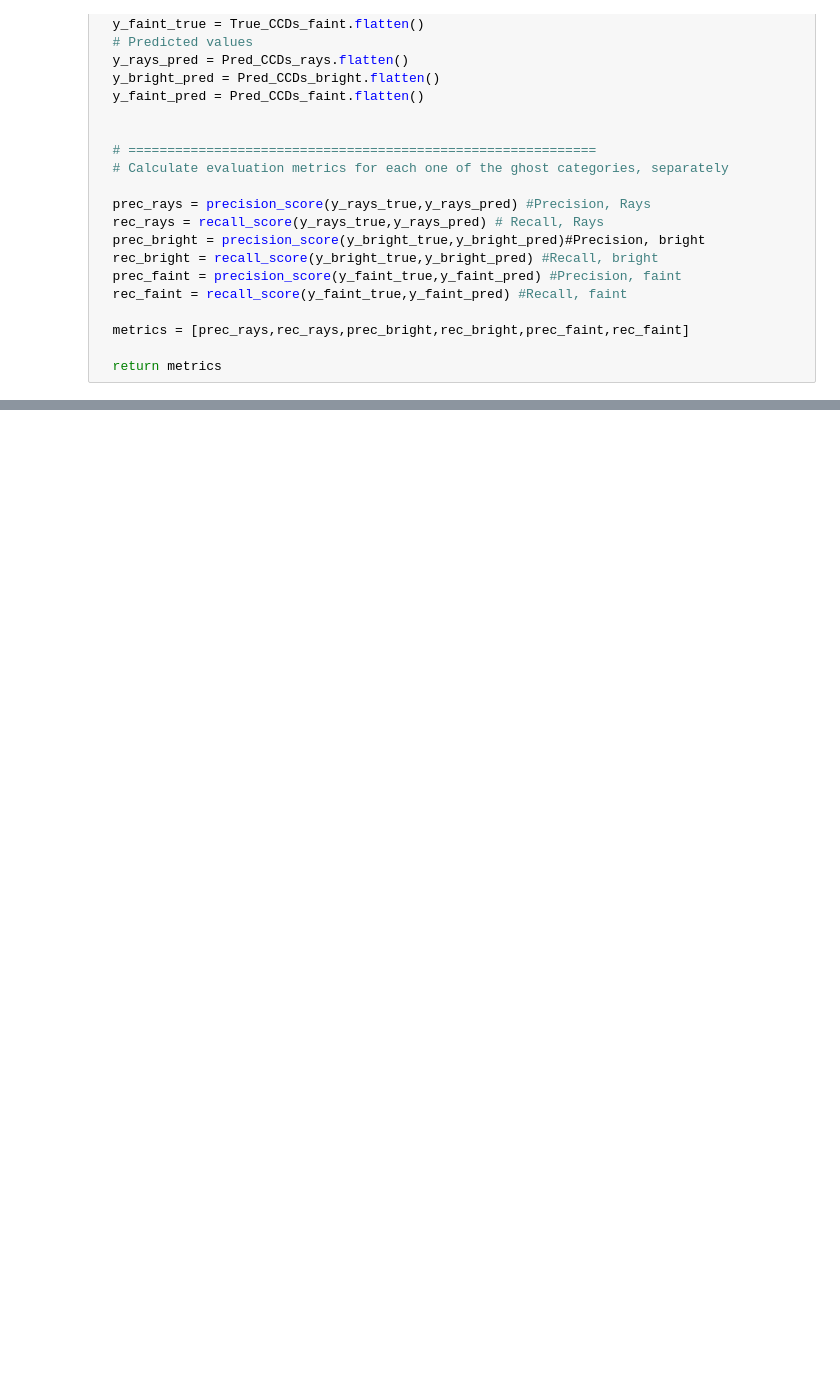
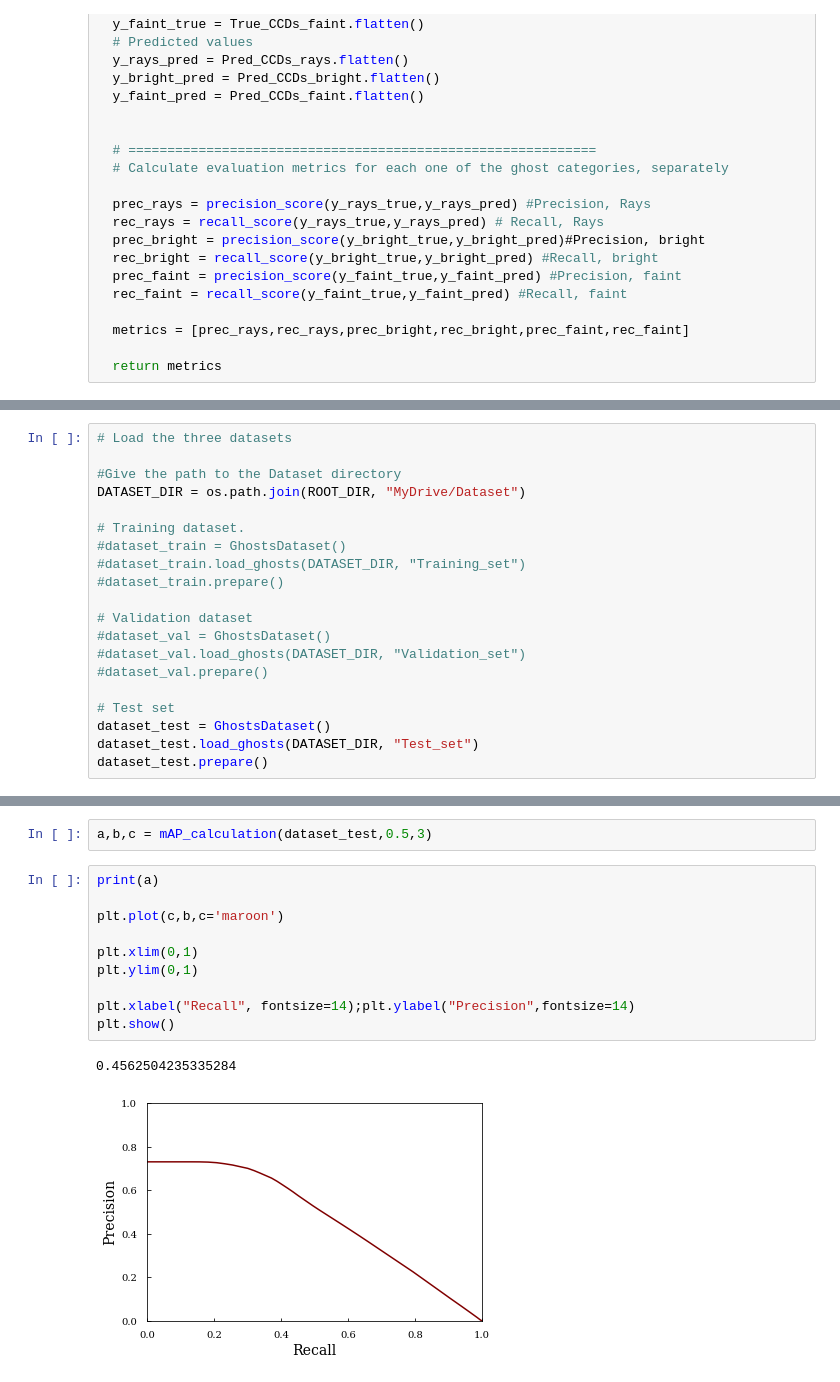
Before and after one commit to dtanoglidis/DeepGhostBusters, a Jupyter notebook: Inference_and_Evaluation.ipynb, the cells around one changed output, grey strips where cells are left out. Saved outputs shown, nothing was run; the diff lists cells and outputs as text; blank space fills up the shorter version.

```diff
--- a/Inference_and_Evaluation.ipynb
+++ b/Inference_and_Evaluation.ipynb
@@ -609,0 +849,20 @@ plt.show()
+# %%
+# Load the three datasets
+
+#Give the path to the Dataset directory
+DATASET_DIR = os.path.join(ROOT_DIR, "MyDrive/Dataset")
+
+# Training dataset.
+#dataset_train = GhostsDataset()
+#dataset_train.load_ghosts(DATASET_DIR, "Training_set")
+#dataset_train.prepare()
+
+# Validation dataset
+#dataset_val = GhostsDataset()
+#dataset_val.load_ghosts(DATASET_DIR, "Validation_set")
+#dataset_val.prepare()
+
+# Test set
+dataset_test = GhostsDataset()
+dataset_test.load_ghosts(DATASET_DIR, "Test_set")
+dataset_test.prepare()
@@ -609,0 +913,15 @@ plt.show()
+# %%
+a,b,c = mAP_calculation(dataset_test,0.5,3)
+# %%
+print(a)
+
+plt.plot(c,b,c='maroon')
+
+plt.xlim(0,1)
+plt.ylim(0,1)
+
+plt.xlabel("Recall", fontsize=14);plt.ylabel("Precision",fontsize=14)
+plt.show()
+# %% [output]
+0.4562504235335284
+[figure, added]
```
Also changed, not shown: parts of 24 cells of this notebook.
